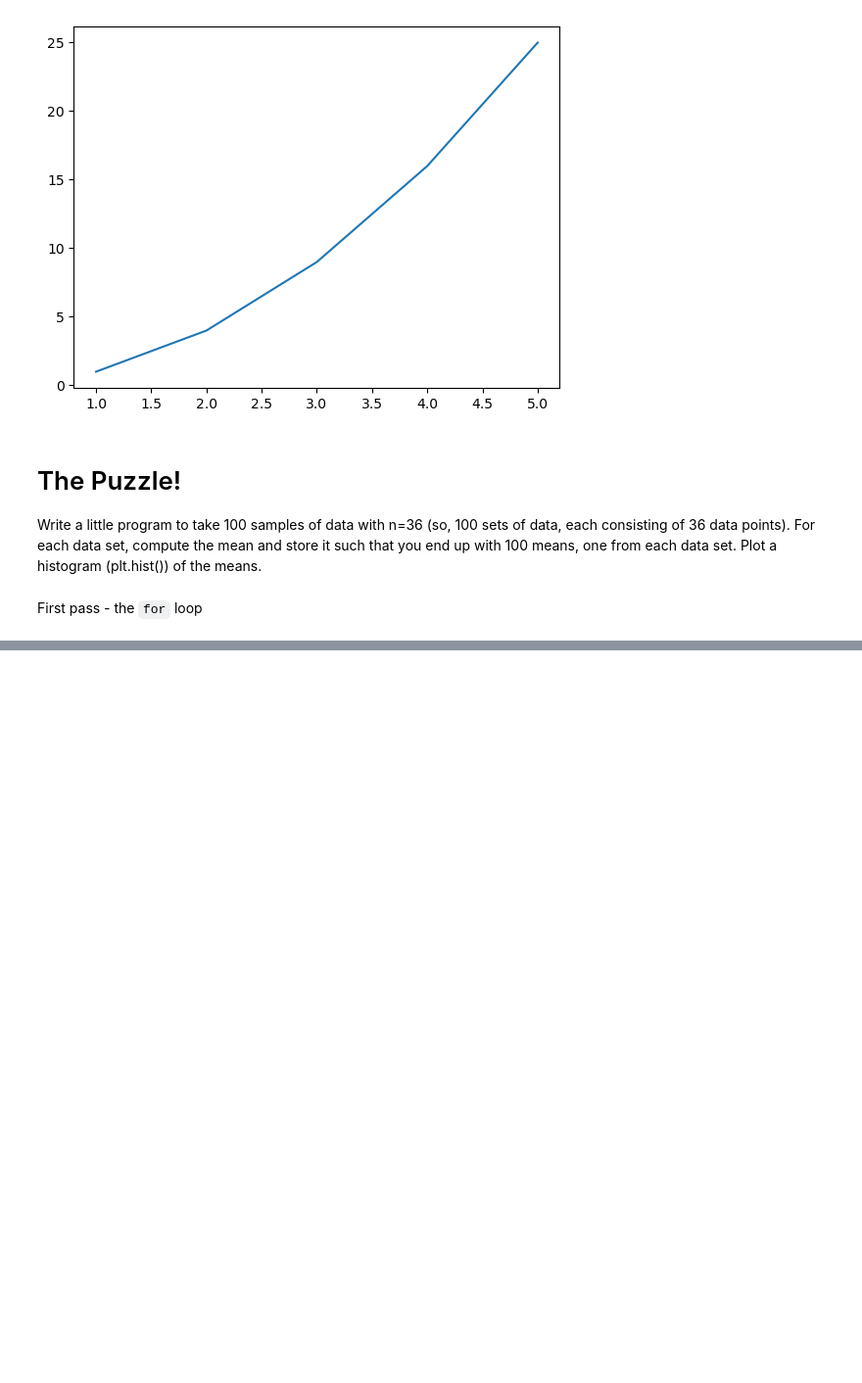
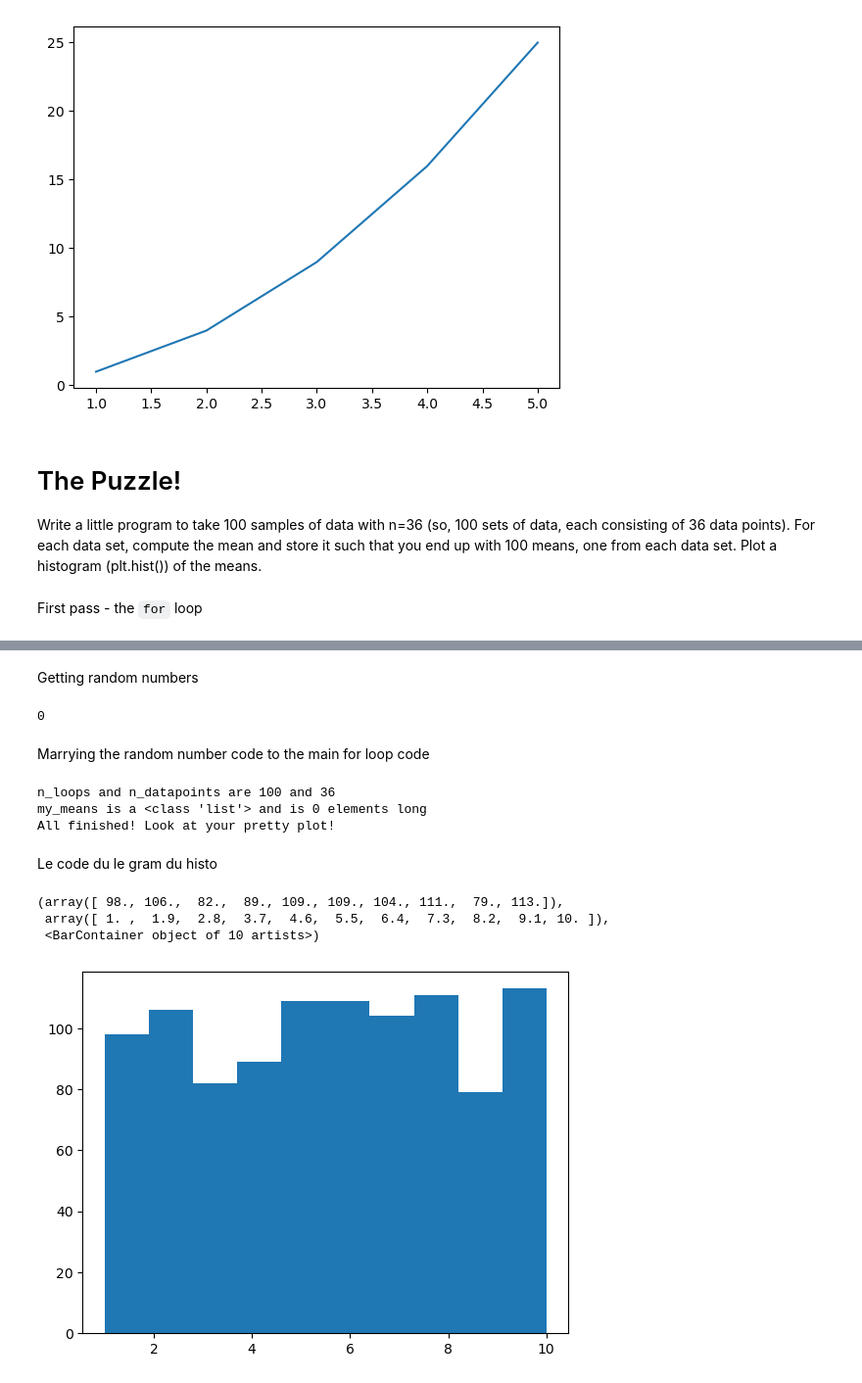
Before and after one commit to lkcormack/EasyAsPy, a Jupyter notebook: scratchNotebook_ch8.ipynb, the cells around one changed output, grey strips where cells are left out. Shown at 98% size. Cells and saved outputs as stored; diff of their text form; code cells hidden in the pictures; blank space fills up the shorter version.

```diff
--- a/scratchNotebook_ch8.ipynb
+++ b/scratchNotebook_ch8.ipynb
@@ -81,0 +111,57 @@ SyntaxError: incomplete input (3453660072.py, line 2)
+# %% [markdown]
+Getting random numbers
+# %%
+import random as rnd
+
+for i in range(10) :
+    print(rnd.randint(1, 10))
+# %% [output]
+0
+# %% [markdown]
+Marrying the random number code to the main for loop code
+# %%
+# import our packages
+import random as rnd
+import statistics as stats
+import matplotlib.pyplot as plt
+
+# make some variables
+n_loops = 100
+n_datapoints = 36
+my_means = []
+
+for i in range(n_loops) :
+    pass # keep this in for now so the code runs
+    # get data (rnd)
+
+    # compute the mean (stats)
+
+# after the for() loop, make a histogram!
+
+# for testing
+my_means_len = len(my_means)
+my_means_type = type(my_means)
+print(f"n_loops and n_datapoints are {n_loops} and {n_datapoints}")
+print(f"my_means is a {my_means_type} and is {my_means_len} elements long")
+
+# farewell message
+print("All finished! Look at your pretty plot!")
+# %% [output]
+n_loops and n_datapoints are 100 and 36
+my_means is a <class 'list'> and is 0 elements long
+All finished! Look at your pretty plot!
+# %% [markdown]
+Le code du le gram du histo
+# %%
+import random as rnd
+import matplotlib.pyplot as plt
+n, lwr, upr = 1000, 1, 10
+my_data = []
+for i in range(n) :
+    my_data.append(rnd.randint(lwr, upr))
+plt.hist(my_data)
+# %% [output]
+(array([ 98., 106.,  82.,  89., 109., 109., 104., 111.,  79., 113.]),
+ array([ 1. ,  1.9,  2.8,  3.7,  4.6,  5.5,  6.4,  7.3,  8.2,  9.1, 10. ]),
+ <BarContainer object of 10 artists>)
+[figure, added]
```
Also changed, not shown: parts of 2 cells of this notebook.
